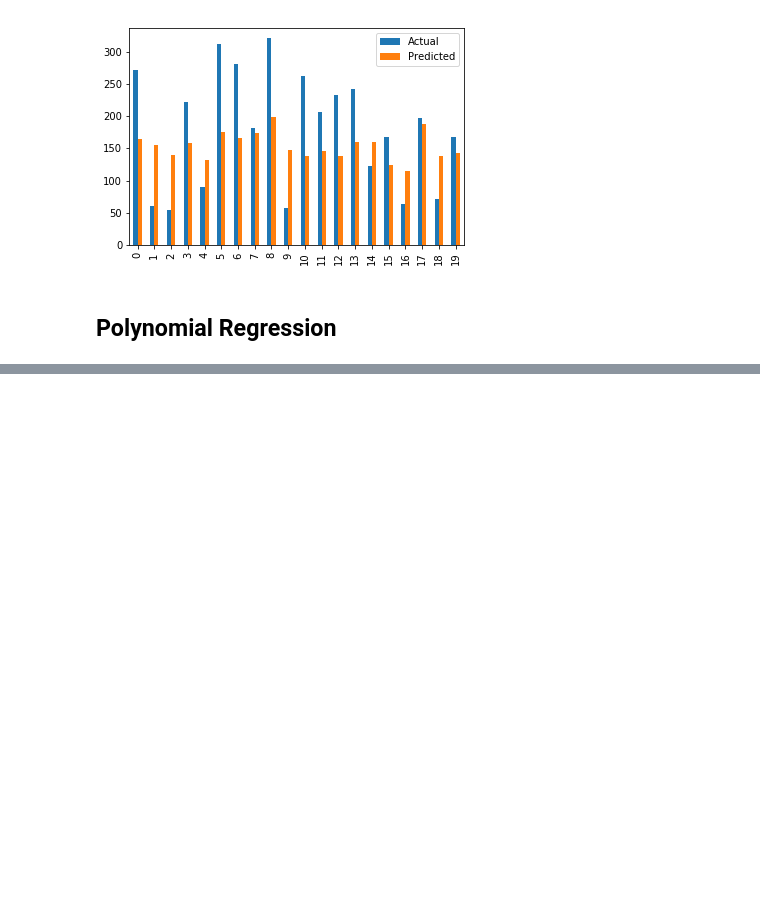
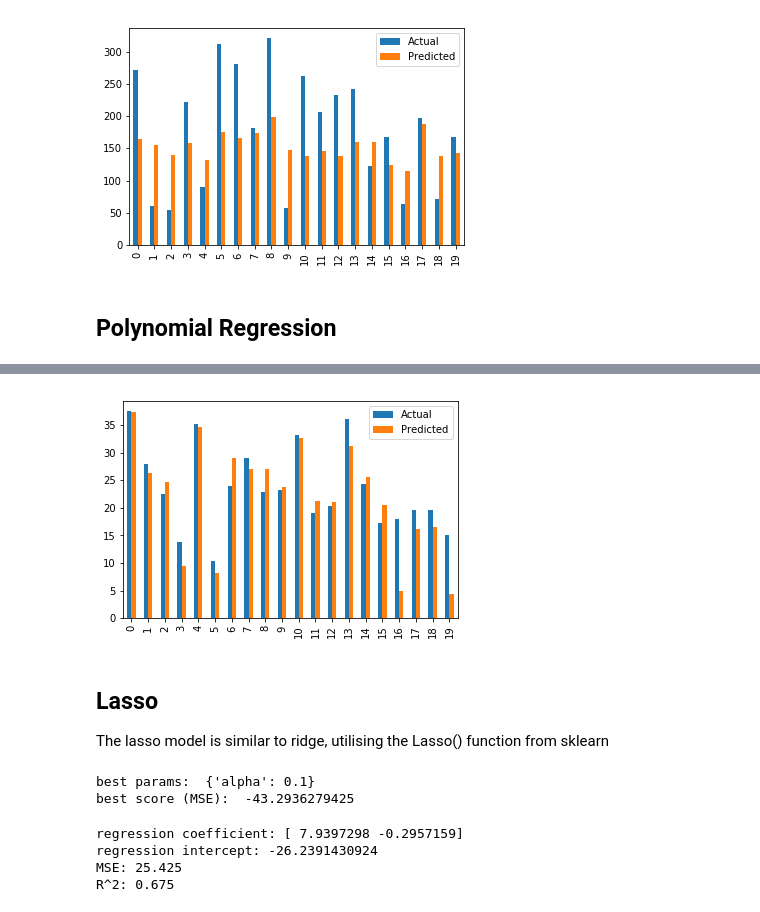
Before and after one commit to VMawson/Data_Science_Tutorials, a Jupyter notebook: Regression- Continuous_Variables.ipynb, the cells around one changed output, grey strips where cells are left out. Drawn from its saved outputs; the diff is of its cells as text; code cells hidden in the pictures; blank space fills up the shorter version.

```diff
--- a/Regression- Continuous_Variables.ipynb
+++ b/Regression- Continuous_Variables.ipynb
@@ -199,0 +286,4 @@ plt.show()
+# %%
+x_train, x_test, y_train, y_test = train_test_split(x_data, boston_target, test_size = 0.2, random_state = 5)
+# %%
+ridge=Ridge()
@@ -199,0 +314,10 @@ plt.show()
+# %%
+df = pd.DataFrame({'Actual': y_test, 'Predicted': predictions})
+df=df.head(20)
+df.plot(kind='bar')
+plt.show()
+# %% [output]
+[figure, added]
+# %% [markdown]
+## Lasso
+The lasso model is similar to ridge, utilising the Lasso() function from sklearn
@@ -199,0 +327,22 @@ plt.show()
+# %%
+params= {'alpha': [1e-13, 1e-11, 1e-9, 1e-7, 1e-5, 1e-3, 1e-1, 1, 5, 10, 20]}
+lasso_CV= GridSearchCV(lasso, params, cv=3, scoring='neg_mean_squared_error')
+lasso_CV.fit(x_train, y_train)
+print('best params: ', lasso_CV.best_params_)
+print('best score (MSE): ', lasso_CV.best_score_)
+# %% [output]
+best params:  {'alpha': 0.1}
+best score (MSE):  -43.2936279425
+# %%
+lasso=Lasso(alpha=0.1)
+lasso.fit(x_train, y_train)
+predictions=lasso.predict(x_test)
+print('regression coefficient:', lasso.coef_)
+print('regression intercept:', lasso.intercept_)
+print('MSE: %.3f' % metrics.mean_squared_error(y_test, predictions))
+print('R^2: %.3f' % metrics.r2_score(y_test, predictions))
+# %% [output]
+regression coefficient: [ 7.9397298 -0.2957159]
+regression intercept: -26.2391430924
+MSE: 25.425
+R^2: 0.675
```
Also changed, not shown: parts of 17 cells of this notebook.
